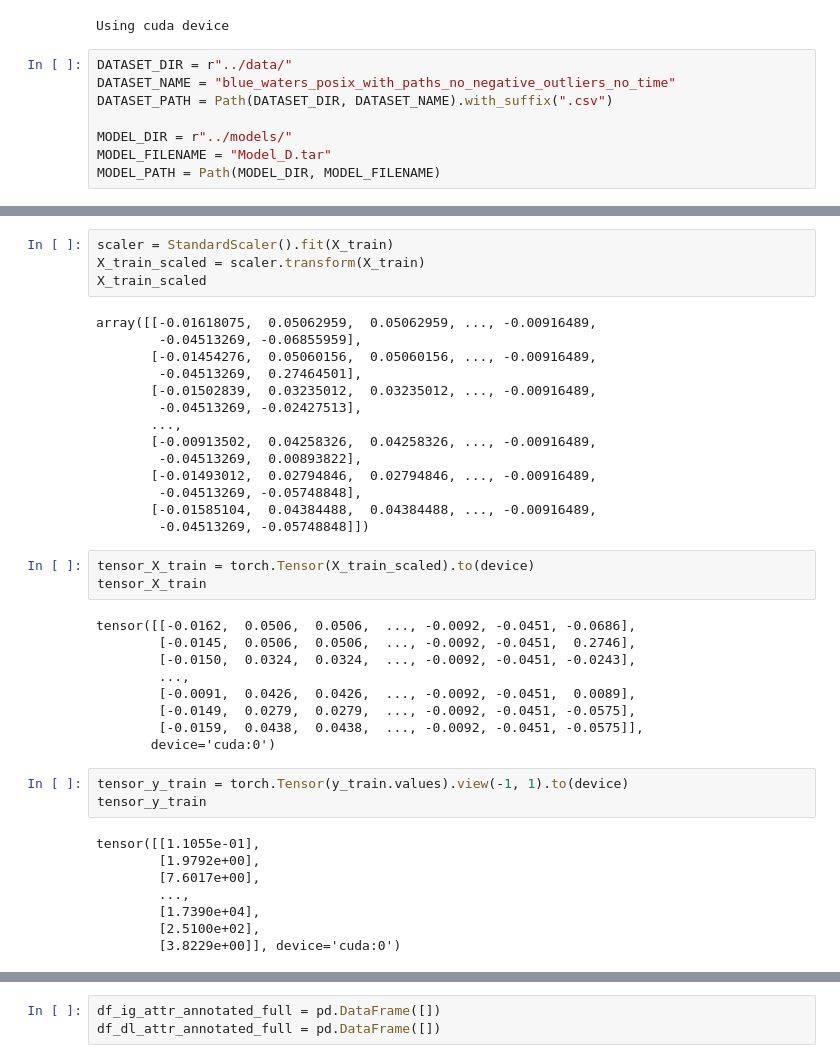
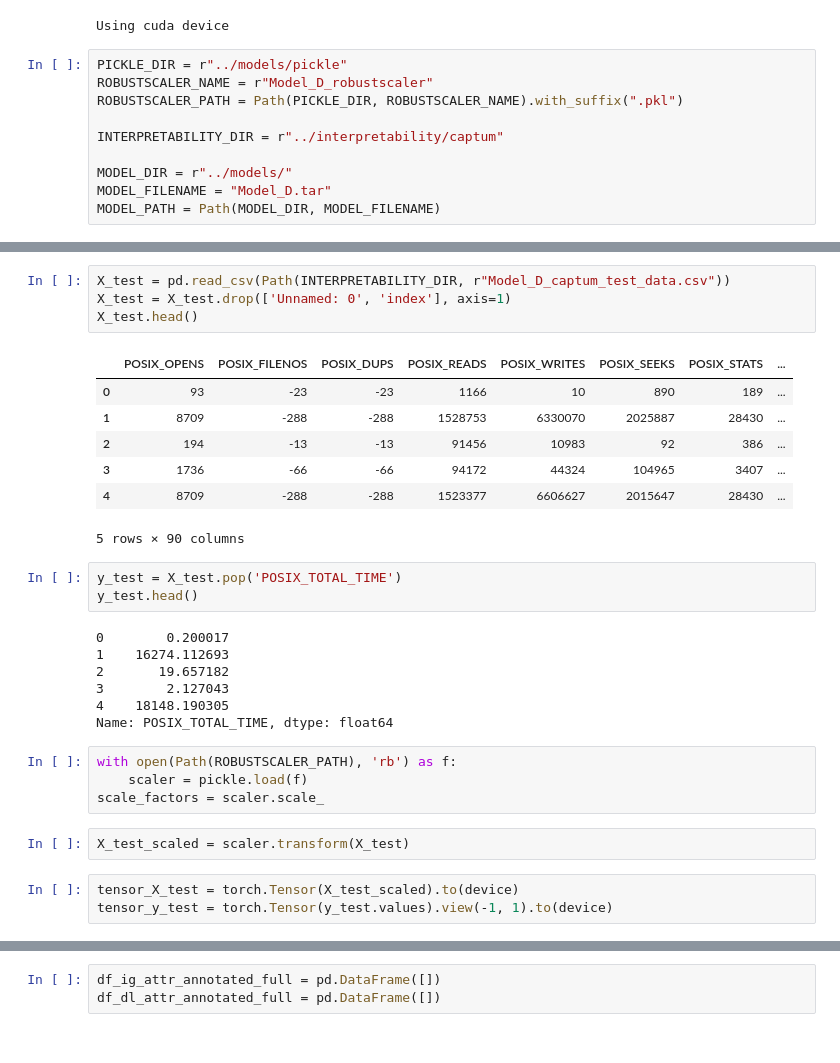
Before and after one commit to arcturus5340/IOTransferLearning, a Jupyter notebook: interpretability/Blue_Waters_captum_analysis.ipynb, the cells around one changed output, grey strips where cells are left out. Saved outputs shown, nothing was run; the diff lists cells and outputs as text.

Commit message:
Update interpretability scripts

```diff
--- a/interpretability/Blue_Waters_captum_analysis.ipynb
+++ b/interpretability/Blue_Waters_captum_analysis.ipynb
@@ -41,9 +45,11 @@ print(f"Using {device} device")
 # %% [output]
 Using cuda device
 # %%
-DATASET_DIR = r"../data/"
-DATASET_NAME = "blue_waters_posix_with_paths_no_negative_outliers_no_time"
-DATASET_PATH = Path(DATASET_DIR, DATASET_NAME).with_suffix(".csv")
+PICKLE_DIR = r"../models/pickle"
+ROBUSTSCALER_NAME = r"Model_D_robustscaler"
+ROBUSTSCALER_PATH = Path(PICKLE_DIR, ROBUSTSCALER_NAME).with_suffix(".pkl")
+
+INTERPRETABILITY_DIR = r"../interpretability/captum"
 
 MODEL_DIR = r"../models/"
 MODEL_FILENAME = "Model_D.tar"
@@ -141,41 +104,31 @@ X_train, X_test, y_train, y_test = train_test_split(df_blue_waters_posix,
-# %%
-scaler = StandardScaler().fit(X_train)
-X_train_scaled = scaler.transform(X_train)
-X_train_scaled
-# %% [output]
-array([[-0.01618075,  0.05062959,  0.05062959, ..., -0.00916489,
-        -0.04513269, -0.06855959],
-       [-0.01454276,  0.05060156,  0.05060156, ..., -0.00916489,
-        -0.04513269,  0.27464501],
-       [-0.01502839,  0.03235012,  0.03235012, ..., -0.00916489,
-        -0.04513269, -0.02427513],
-       ...,
-       [-0.00913502,  0.04258326,  0.04258326, ..., -0.00916489,
-        -0.04513269,  0.00893822],
-       [-0.01493012,  0.02794846,  0.02794846, ..., -0.00916489,
-        -0.04513269, -0.05748848],
-       [-0.01585104,  0.04384488,  0.04384488, ..., -0.00916489,
-        -0.04513269, -0.05748848]])
-# %%
-tensor_X_train = torch.Tensor(X_train_scaled).to(device)
-tensor_X_train
-# %% [output]
-tensor([[-0.0162,  0.0506,  0.0506,  ..., -0.0092, -0.0451, -0.0686],
-        [-0.0145,  0.0506,  0.0506,  ..., -0.0092, -0.0451,  0.2746],
-        [-0.0150,  0.0324,  0.0324,  ..., -0.0092, -0.0451, -0.0243],
-        ...,
-        [-0.0091,  0.0426,  0.0426,  ..., -0.0092, -0.0451,  0.0089],
-        [-0.0149,  0.0279,  0.0279,  ..., -0.0092, -0.0451, -0.0575],
-        [-0.0159,  0.0438,  0.0438,  ..., -0.0092, -0.0451, -0.0575]],
-       device='cuda:0')
+# %%
+X_test = pd.read_csv(Path(INTERPRETABILITY_DIR, r"Model_D_captum_test_data.csv"))
+X_test = X_test.drop(['Unnamed: 0', 'index'], axis=1)
+X_test.head()
+# %% [output]
+|  | POSIX_OPENS | POSIX_FILENOS | POSIX_DUPS | POSIX_READS | POSIX_WRITES | POSIX_SEEKS | POSIX_STATS | ... |
+| 0 | 93 | -23 | -23 | 1166 | 10 | 890 | 189 | ... |
+| 1 | 8709 | -288 | -288 | 1528753 | 6330070 | 2025887 | 28430 | ... |
+| 2 | 194 | -13 | -13 | 91456 | 10983 | 92 | 386 | ... |
+| 3 | 1736 | -66 | -66 | 94172 | 44324 | 104965 | 3407 | ... |
+| 4 | 8709 | -288 | -288 | 1523377 | 6606627 | 2015647 | 28430 | ... |
+5 rows × 90 columns
+# %%
+y_test = X_test.pop('POSIX_TOTAL_TIME')
+y_test.head()
+# %% [output]
+0        0.200017
+1    16274.112693
+2       19.657182
+3        2.127043
+4    18148.190305
+Name: POSIX_TOTAL_TIME, dtype: float64
+# %%
+with open(Path(ROBUSTSCALER_PATH), 'rb') as f:
+    scaler = pickle.load(f)
+scale_factors = scaler.scale_
+# %%
+X_test_scaled = scaler.transform(X_test)
 # %%
-tensor_y_train = torch.Tensor(y_train.values).view(-1, 1).to(device)
-tensor_y_train
+tensor_X_test = torch.Tensor(X_test_scaled).to(device)
+tensor_y_test = torch.Tensor(y_test.values).view(-1, 1).to(device)
-# %% [output]
-tensor([[1.1055e-01],
-        [1.9792e+00],
-        [7.6017e+00],
-        ...,
-        [1.7390e+04],
-        [2.5100e+02],
-        [3.8229e+00]], device='cuda:0')
```
Also changed, not shown: parts of 26 cells of this notebook, 4 other files.
